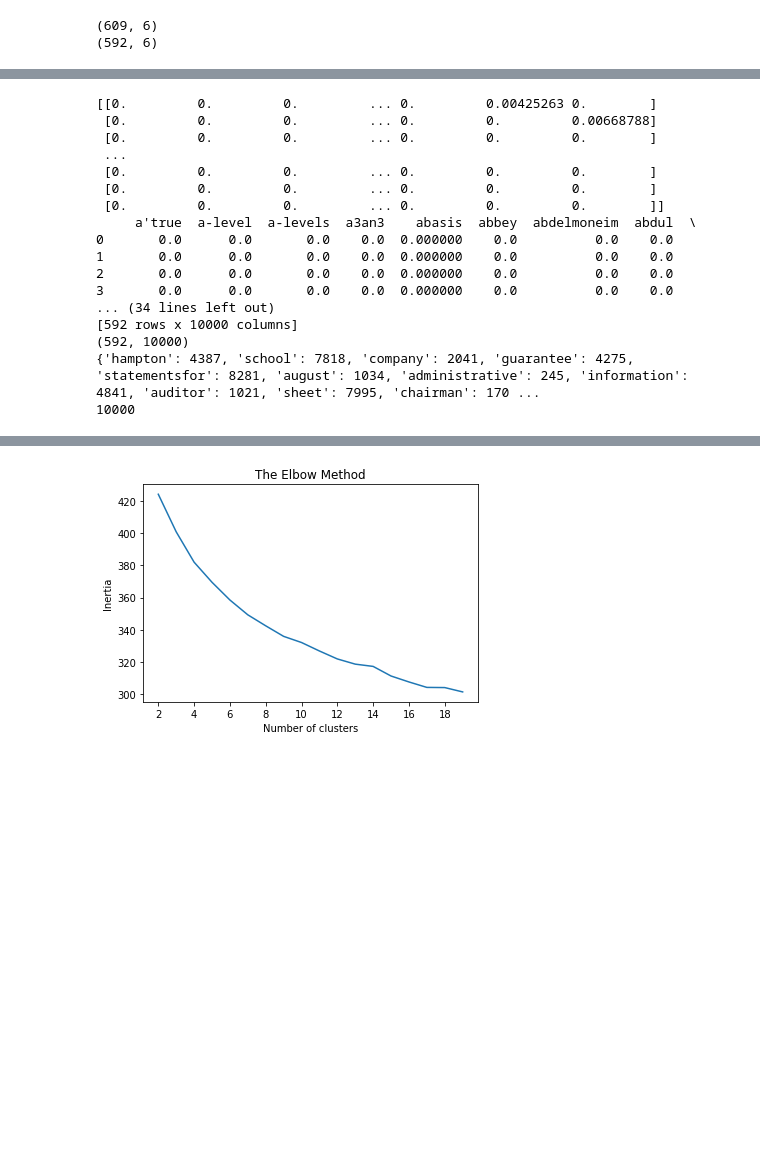
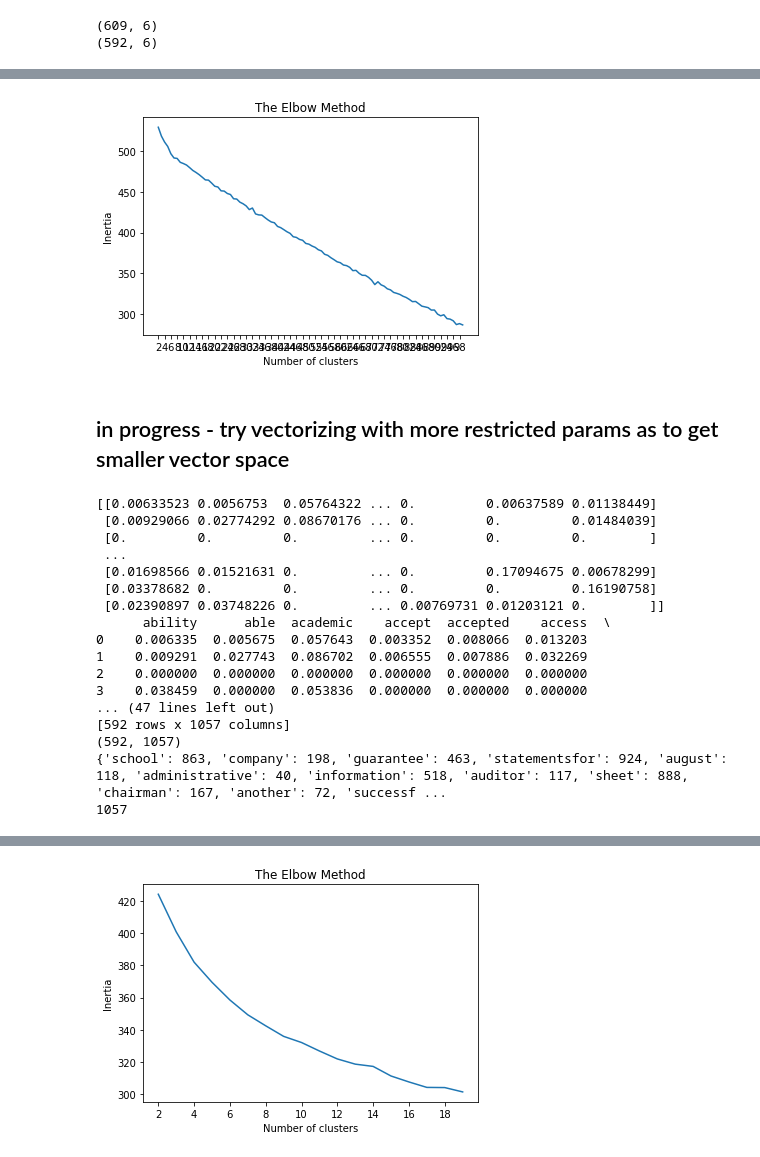
Before and after one commit to kristof-becode/Document-Clustering, a Jupyter notebook: Vectorizing.ipynb, the cells around one changed output, grey strips where cells are left out. Drawn from its saved outputs; the diff is of its cells as text; code cells hidden in the pictures; blank space fills up the shorter version.

```diff
--- a/Vectorizing.ipynb
+++ b/Vectorizing.ipynb
@@ -49,35 +127,48 @@ def tokenize_lem(text):
+# %%
+# Elbow curve: inertia(SSE) vs number clusters k
+n_clusters=100
+cost=[]
+for i in range(2,n_clusters):
+    kmeans= KMeans(i)
+    kmeans.fit(X)
+    cost.append(kmeans.inertia_)
+plt.plot(range(2,100),cost)
+plt.xticks(range(2,100,2))
+plt.title('The Elbow Method')
+plt.xlabel('Number of clusters')
+plt.ylabel('Inertia')
+plt.show()
+# %% [output]
+[figure, added]
+# %% [markdown]
+## in progress - try vectorizing with more restricted params as to get smaller vector space
 # %%
 #define vectorizer parameters
-tfidf_vectorizer = TfidfVectorizer(max_df= 0.8, min_df= 0,max_features=10000, stop_words=None,use_idf=True, tokenizer=tokenize_lem)#, ngram_range=(1,3))
-X = kleister['text_tesseract'] #max_df= 0.8, min_df= 0.2, max_df= 0.95, min_df= 0.05,
-tfidf_matrix = tfidf_vectorizer.fit_transform(X) #fit the vectorizer
+tfidf_vectorizer = TfidfVectorizer(max_df= 0.8, min_df= 0.2,max_features=10000, stop_words=None,use_idf=True, tokenizer=tokenize_lem)#, ngram_range=(1,3))
+X = tfidf_vectorizer.fit_transform(kleister['text_tesseract']) #fit the vectorizer
 
-print(tfidf_matrix.toarray())
-df1 = pd.DataFrame(tfidf_matrix.toarray(), columns=tfidf_vectorizer.get_feature_names())
+print(X.toarray())
+df1 = pd.DataFrame(X.toarray(), columns=tfidf_vectorizer.get_feature_names())
 print(df1)
 
-print(tfidf_matrix.shape)
-terms = tfidf_vectorizer.get_feature_names()
-#print(terms)
-print(tfidf_vectorizer.vocabulary_)
-print(len(tfidf_vectorizer.vocabulary_))
-X_reduced = tfidf_matrix
-#print(kleister.head())
+print(X.shape)
+#print(tfidf_vectorizer.vocabulary_)
+#print(len(tfidf_vectorizer.vocabulary_))
 # %% [output]
-[[0.         0.         0.         ... 0.         0.00425263 0.        ]
- [0.         0.         0.         ... 0.         0.         0.00668788]
+[[0.00633523 0.0056753  0.05764322 ... 0.         0.00637589 0.01138449]
+ [0.00929066 0.02774292 0.08670176 ... 0.         0.         0.01484039]
  [0.         0.         0.         ... 0.         0.         0.        ]
  ...
- [0.         0.         0.         ... 0.         0.         0.        ]
- [0.         0.         0.         ... 0.         0.         0.        ]
- [0.         0.         0.         ... 0.         0.         0.        ]]
-     a'true  a-level  a-levels  a3an3    abasis  abbey  abdelmoneim  abdul  \
-0       0.0      0.0       0.0    0.0  0.000000    0.0          0.0    0.0
-1       0.0      0.0       0.0    0.0  0.000000    0.0          0.0    0.0
-2       0.0      0.0       0.0    0.0  0.000000    0.0          0.0    0.0
-3       0.0      0.0       0.0    0.0  0.000000    0.0          0.0    0.0
-... (34 lines left out)
-[592 rows x 10000 columns]
-(592, 10000)
-{'hampton': 4387, 'school': 7818, 'company': 2041, 'guarantee': 4275, 'statementsfor': 8281, 'august': 1034, 'administrative': 245, 'information': 4841, 'auditor': 1021, 'sheet': 7995, 'chairman': 170 ...
-10000
+ [0.01698566 0.01521631 0.         ... 0.         0.17094675 0.00678299]
+ [0.03378682 0.         0.         ... 0.         0.         0.16190758]
+ [0.02390897 0.03748226 0.         ... 0.00769731 0.01203121 0.        ]]
+      ability      able  academic    accept  accepted    access  \
+0    0.006335  0.005675  0.057643  0.003352  0.008066  0.013203
+1    0.009291  0.027743  0.086702  0.006555  0.007886  0.032269
+2    0.000000  0.000000  0.000000  0.000000  0.000000  0.000000
+3    0.038459  0.000000  0.053836  0.000000  0.000000  0.000000
+... (47 lines left out)
+[592 rows x 1057 columns]
+(592, 1057)
+{'school': 863, 'company': 198, 'guarantee': 463, 'statementsfor': 924, 'august': 118, 'administrative': 40, 'information': 518, 'auditor': 117, 'sheet': 888, 'chairman': 167, 'another': 72, 'successf ...
+1057
```
Also changed, not shown: parts of 36 cells of this notebook.
